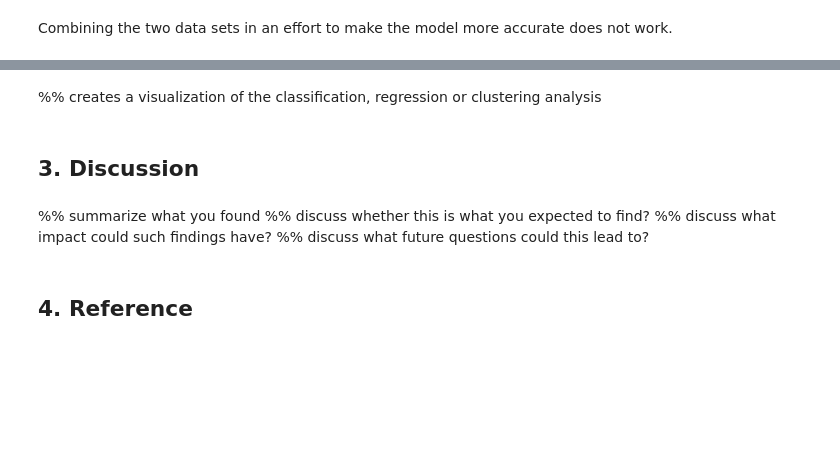
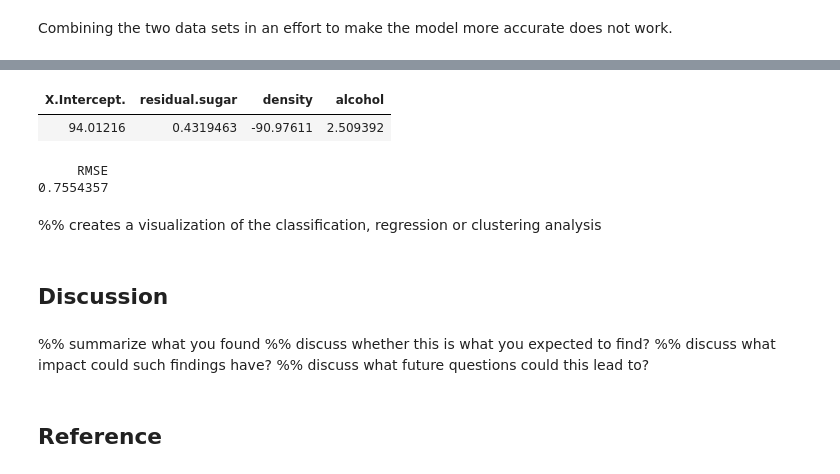
Before and after one commit to ivan-fediaev/DSCI-project, a Jupyter notebook: Project_Template_Latest.ipynb, the cells around one changed output, grey strips where cells are left out. Cells and saved outputs as stored; diff of their text form; code cells hidden in the pictures; blank space fills up the shorter version.

```diff
--- a/Project_Template_Latest.ipynb
+++ b/Project_Template_Latest.ipynb
@@ -1159,11 +1283,54 @@ Combining the two data sets in an effort to make the model more accurate does no
+# %%
+w_training_set <- white_scaled %>%
+    select(quality) %>%
+    unlist() %>%
+    createDataPartition(p = 0.80, list = FALSE)
+
+WX_train <- white_scaled %>%
+    select(residual.sugar, density, alcohol) %>%
+    slice(w_training_set) %>%
+    data.frame()
+
+WY_train <- white_scaled %>%
+    select(quality) %>%
+    slice(w_training_set) %>%
+    unlist()
+
+WX_test <- white_scaled %>%
+    select(residual.sugar, density, alcohol) %>%
+    slice(-w_training_set) %>%
+    data.frame()
+
+WY_test <- white_scaled %>%
+    select(quality) %>%
+    slice(-w_training_set) %>%
+    unlist()
+# %%
+lm_reg_w <- train(x = WX_train, y = WY_train, method = "lm")
+lm_coefs_w <- lm_reg_w$finalModel$coefficients %>%
+   t() %>%
+  data.frame()
+lm_coefs_w
+# %% [output]
+| X.Intercept. | residual.sugar | density | alcohol |
+| 94.01216 | 0.4319463 | -90.97611 | 2.509392 |
+# %%
+test_pred_w <- predict(lm_reg_w, WX_test)
+lm_modelvalues_w <- data.frame(obs = WY_test, pred = test_pred_w)
+lm_mult_test_results_w <- defaultSummary(lm_modelvalues_w)
+lm_rmspe_w<-lm_mult_test_results_w[1]
+lm_rmspe_w
+# %% [output]
+     RMSE
+0.7554357
 # %% [markdown]
  %% creates a visualization of the classification, regression  or clustering analysis
 # %% [markdown]
-## 3. Discussion
+## Discussion
 # %% [markdown]
 %% summarize what you found
 %% discuss whether this is what you expected to find?
 %% discuss what impact could such findings have?
 %% discuss what future questions could this lead to?
 # %% [markdown]
-## 4. Reference
+##  Reference
```
Also changed, not shown: parts of 17 cells of this notebook.
